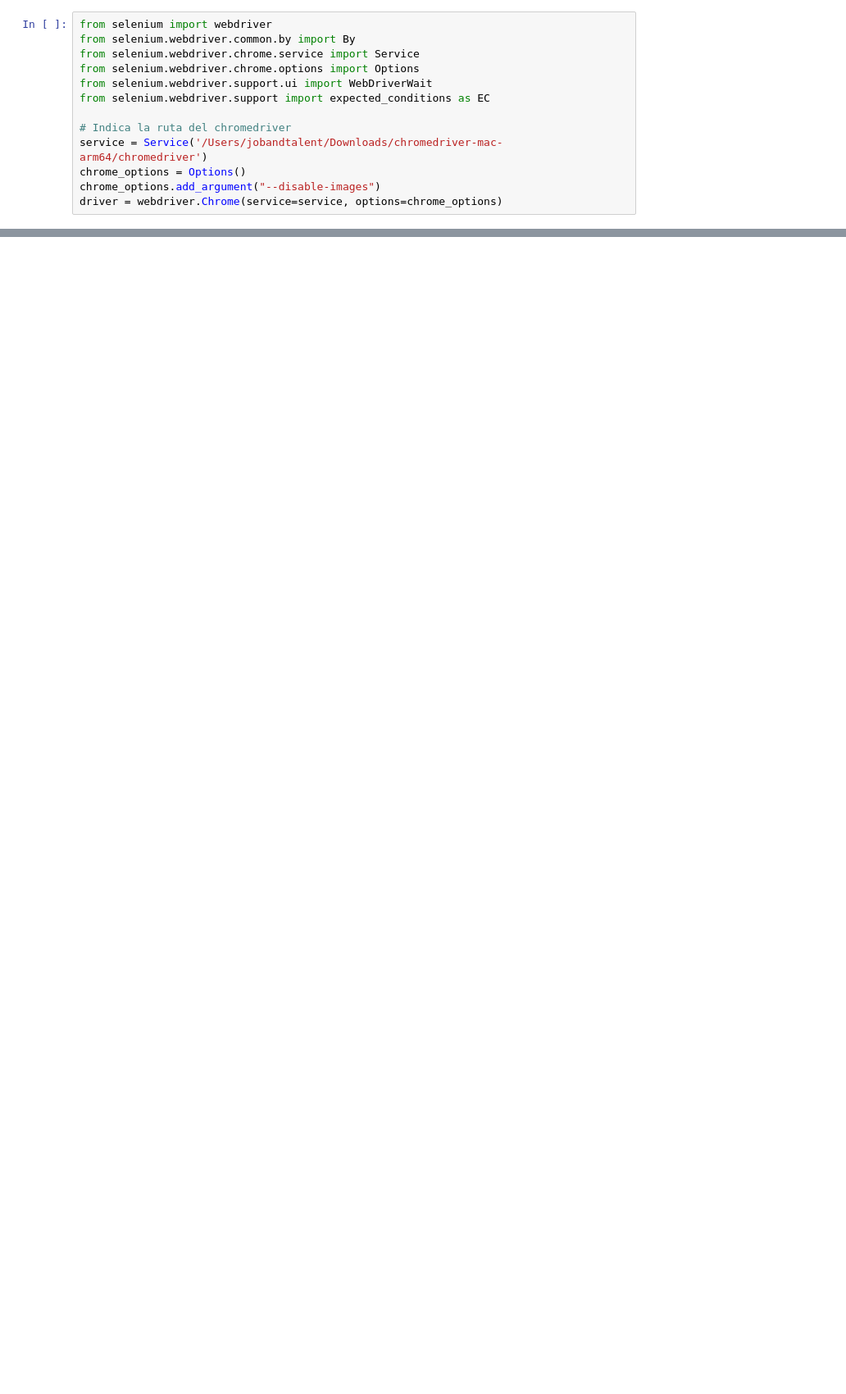
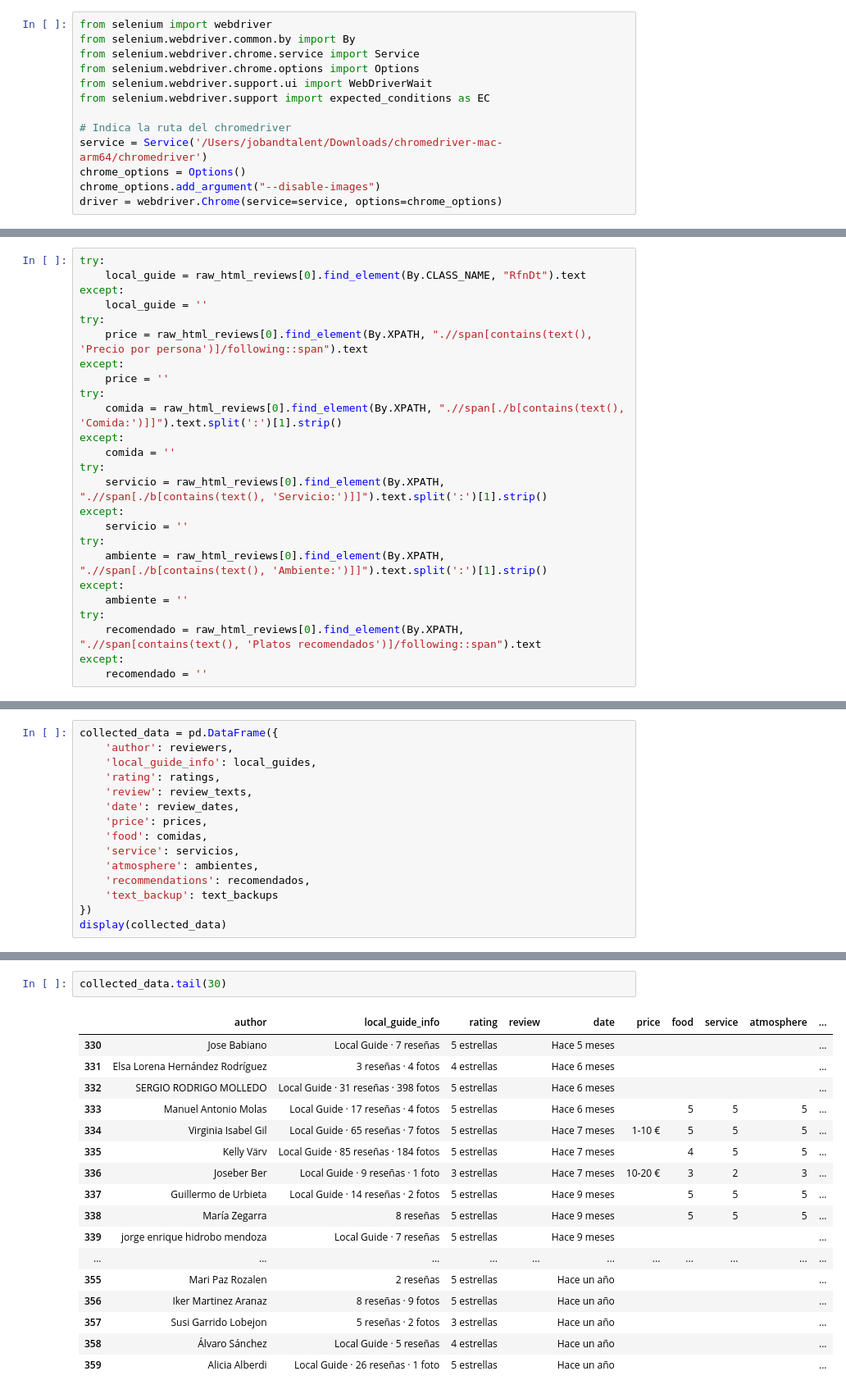
Before and after one commit to EAlmazanG/sensentiment-analysis-reviews, a Jupyter notebook: notebooks/scraping.ipynb, the cells around one changed output, grey strips where cells are left out. Shown at 82% size. Saved outputs shown, nothing was run; the diff lists cells and outputs as text; blank space fills up the shorter version.

Commit message:
generate first collection of data

```diff
--- a/notebooks/scraping.ipynb
+++ b/notebooks/scraping.ipynb
@@ -200,0 +106,25 @@ df[df['Autor'] == "Jesús Millón"]
+# %%
+try:
+    local_guide = raw_html_reviews[0].find_element(By.CLASS_NAME, "RfnDt").text
+except:
+    local_guide = ''
+try:
+    price = raw_html_reviews[0].find_element(By.XPATH, ".//span[contains(text(), 'Precio por persona')]/following::span").text
+except:
+    price = ''
+try:
+    comida = raw_html_reviews[0].find_element(By.XPATH, ".//span[./b[contains(text(), 'Comida:')]]").text.split(':')[1].strip()
+except:
+    comida = ''
+try:
+    servicio = raw_html_reviews[0].find_element(By.XPATH, ".//span[./b[contains(text(), 'Servicio:')]]").text.split(':')[1].strip()
+except:
+    servicio = ''
+try:
+    ambiente = raw_html_reviews[0].find_element(By.XPATH, ".//span[./b[contains(text(), 'Ambiente:')]]").text.split(':')[1].strip()
+except:
+    ambiente = ''
+try:
+    recomendado = raw_html_reviews[0].find_element(By.XPATH, ".//span[contains(text(), 'Platos recomendados')]/following::span").text
+except:
+    recomendado = ''
@@ -200,0 +269,15 @@ df[df['Autor'] == "Jesús Millón"]
+# %%
+collected_data = pd.DataFrame({
+    'author': reviewers,
+    'local_guide_info': local_guides,
+    'rating': ratings,
+    'review': review_texts,
+    'date': review_dates,
+    'price': prices,
+    'food': comidas,
+    'service': servicios,
+    'atmosphere': ambientes,
+    'recommendations': recomendados,
+    'text_backup': text_backups
+})
+display(collected_data)
@@ -200,0 +298,20 @@ df[df['Autor'] == "Jesús Millón"]
+# %%
+collected_data.tail(30)
+# %% [output]
+|  | author | local_guide_info | rating | review | date | price | food | service | atmosphere | ... |
+| 330 | Jose Babiano | Local Guide · 7 reseñas | 5 estrellas |  | Hace 5 meses |  |  |  |  | ... |
+| 331 | Elsa Lorena Hernández Rodríguez | 3 reseñas · 4 fotos | 4 estrellas |  | Hace 6 meses |  |  |  |  | ... |
+| 332 | SERGIO RODRIGO MOLLEDO | Local Guide · 31 reseñas · 398 fotos | 5 estrellas |  | Hace 6 meses |  |  |  |  | ... |
+| 333 | Manuel Antonio Molas | Local Guide · 17 reseñas · 4 fotos | 5 estrellas |  | Hace 6 meses |  | 5 | 5 | 5 | ... |
+| 334 | Virginia Isabel Gil | Local Guide · 65 reseñas · 7 fotos | 5 estrellas |  | Hace 7 meses | 1-10 € | 5 | 5 | 5 | ... |
+| 335 | Kelly Värv | Local Guide · 85 reseñas · 184 fotos | 5 estrellas |  | Hace 7 meses |  | 4 | 5 | 5 | ... |
+| 336 | Joseber Ber | Local Guide · 9 reseñas · 1 foto | 3 estrellas |  | Hace 7 meses | 10-20 € | 3 | 2 | 3 | ... |
+| 337 | Guillermo de Urbieta | Local Guide · 14 reseñas · 2 fotos | 5 estrellas |  | Hace 9 meses |  | 5 | 5 | 5 | ... |
+| 338 | María Zegarra | 8 reseñas | 5 estrellas |  | Hace 9 meses |  | 5 | 5 | 5 | ... |
+| 339 | jorge enrique hidrobo mendoza | Local Guide · 7 reseñas | 5 estrellas |  | Hace 9 meses |  |  |  |  | ... |
+| ... | ... | ... | ... | ... | ... | ... | ... | ... | ... | ... |
+| 355 | Mari Paz Rozalen | 2 reseñas | 5 estrellas |  | Hace un año |  |  |  |  | ... |
+| 356 | Iker Martinez Aranaz | 8 reseñas · 9 fotos | 5 estrellas |  | Hace un año |  |  |  |  | ... |
+| 357 | Susi Garrido Lobejon | 5 reseñas · 2 fotos | 3 estrellas |  | Hace un año |  |  |  |  | ... |
+| 358 | Álvaro Sánchez | Local Guide · 5 reseñas | 4 estrellas |  | Hace un año |  |  |  |  | ... |
+| 359 | Alicia Alberdi | Local Guide · 26 reseñas · 1 foto | 5 estrellas |  | Hace un año |  |  |  |  | ... |
```
Also changed, not shown: parts of 14 cells of this notebook, 3 other files.
